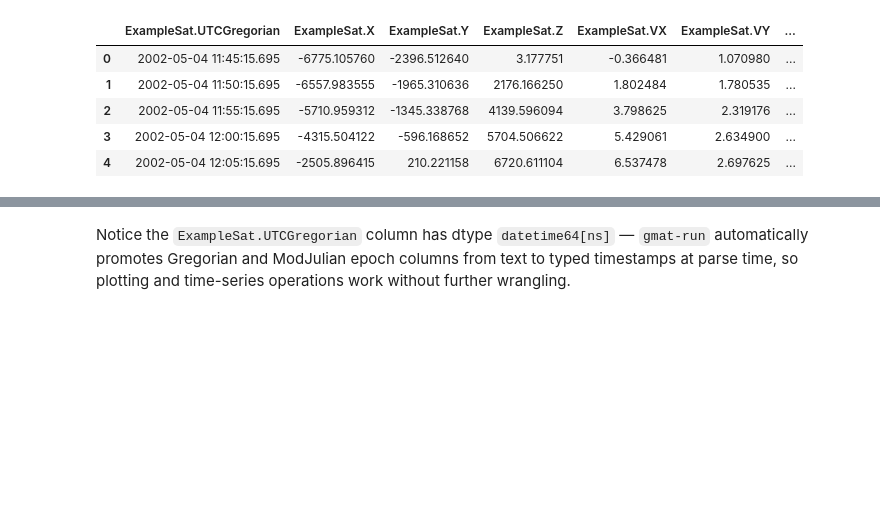
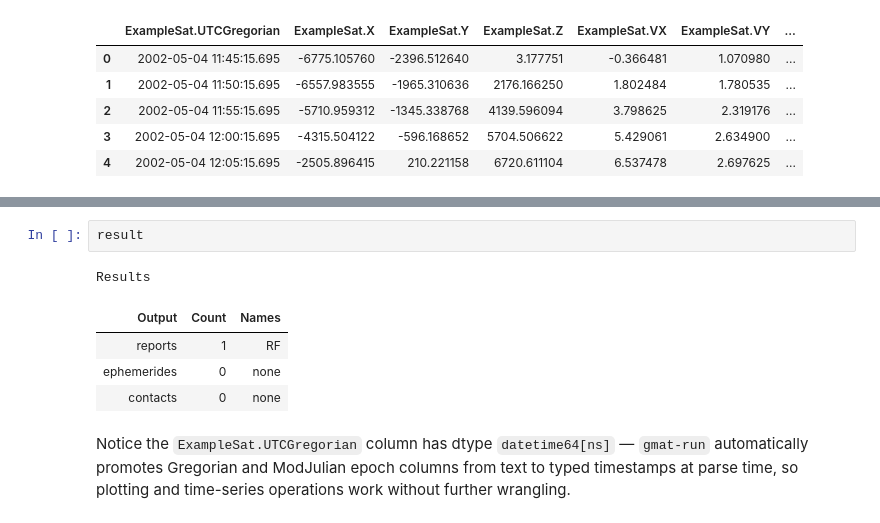
Before and after one commit to astro-tools/gmat-run, a Jupyter notebook: docs/examples/01_load_run_plot.ipynb, the cells around one changed output, grey strips where cells are left out. Drawn from its saved outputs; the diff is of its cells as text; blank space fills up the shorter version.

```diff
--- a/docs/examples/01_load_run_plot.ipynb
+++ b/docs/examples/01_load_run_plot.ipynb
@@ -67,3 +93,11 @@ df.head()
+# %%
+result
+# %% [output]
+Results
+| Output | Count | Names |
+| reports | 1 | RF |
+| ephemerides | 0 | none |
+| contacts | 0 | none |
 # %% [markdown]
 Notice the `ExampleSat.UTCGregorian` column has dtype `datetime64[ns]` — `gmat-run` automatically promotes Gregorian and ModJulian epoch columns from text to typed timestamps at parse time, so plotting and time-series operations work without further wrangling.
 # %%
```
Also changed, not shown: parts of 3 cells of this notebook, 11 other files.
